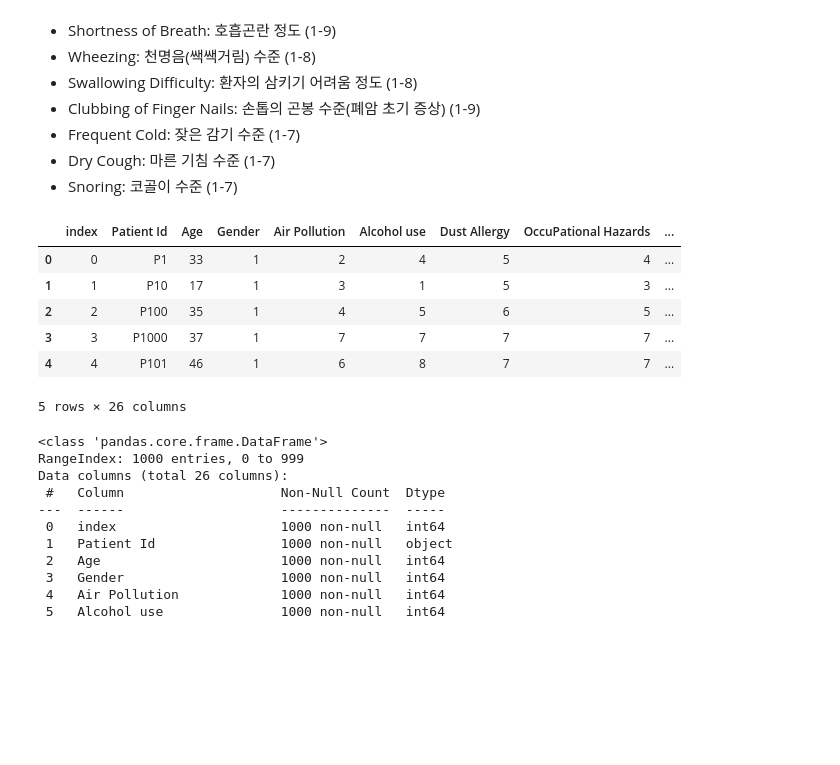
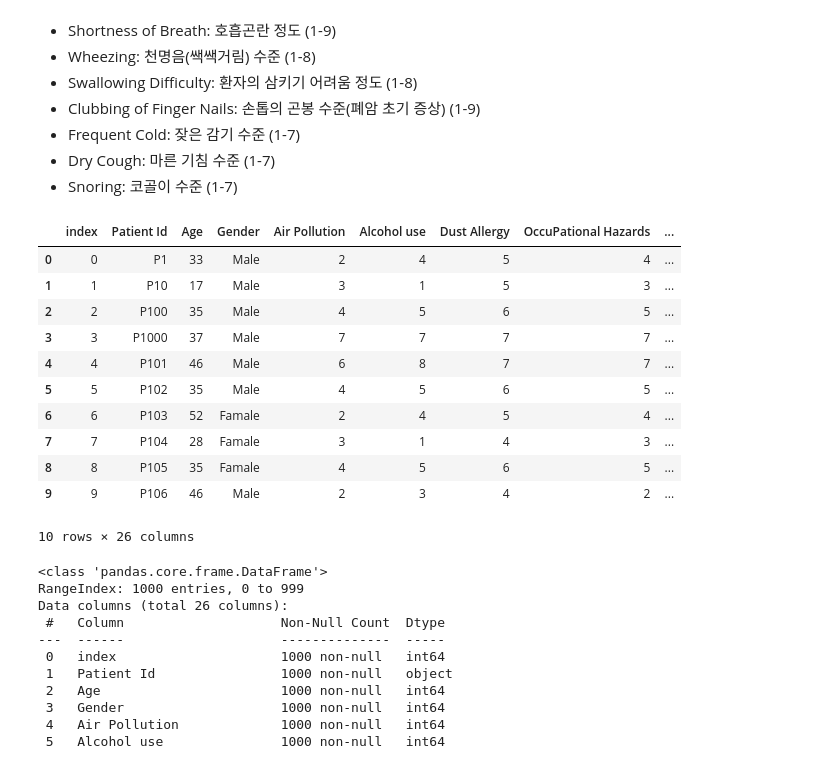
Before and after one commit to encore-SKN11/ML-3Team, a Jupyter notebook: eda_hyg.ipynb, the cells around one changed output. Drawn from its saved outputs; the diff is of its cells as text; code cells hidden in the pictures; blank space fills up the shorter version.

```diff
--- a/hyg/lung_cancer.ipynb
+++ b/eda_hyg.ipynb
@@ -123,15 +123,20 @@ df.head() # 맨 앞 인덱스 없애기
 - Dry Cough: 마른 기침 수준 (1-7)
 - Snoring: 코골이 수준 (1-7)
 # %%
-df.head()
+df.head(10)
 # %% [output]
 |  | index | Patient Id | Age | Gender | Air Pollution | Alcohol use | Dust Allergy | OccuPational Hazards | ... |
-| 0 | 0 | P1 | 33 | 1 | 2 | 4 | 5 | 4 | ... |
-| 1 | 1 | P10 | 17 | 1 | 3 | 1 | 5 | 3 | ... |
-| 2 | 2 | P100 | 35 | 1 | 4 | 5 | 6 | 5 | ... |
-| 3 | 3 | P1000 | 37 | 1 | 7 | 7 | 7 | 7 | ... |
-| 4 | 4 | P101 | 46 | 1 | 6 | 8 | 7 | 7 | ... |
+| 0 | 0 | P1 | 33 | Male | 2 | 4 | 5 | 4 | ... |
+| 1 | 1 | P10 | 17 | Male | 3 | 1 | 5 | 3 | ... |
+| 2 | 2 | P100 | 35 | Male | 4 | 5 | 6 | 5 | ... |
+| 3 | 3 | P1000 | 37 | Male | 7 | 7 | 7 | 7 | ... |
+| 4 | 4 | P101 | 46 | Male | 6 | 8 | 7 | 7 | ... |
+| 5 | 5 | P102 | 35 | Male | 4 | 5 | 6 | 5 | ... |
+| 6 | 6 | P103 | 52 | Famale | 2 | 4 | 5 | 4 | ... |
+| 7 | 7 | P104 | 28 | Famale | 3 | 1 | 4 | 3 | ... |
+| 8 | 8 | P105 | 35 | Famale | 4 | 5 | 6 | 5 | ... |
+| 9 | 9 | P106 | 46 | Male | 2 | 3 | 4 | 2 | ... |
-5 rows × 26 columns
+10 rows × 26 columns
 # %%
 df.info()
 # %% [output]
```
Also changed, not shown: parts of 1 cell of this notebook.
